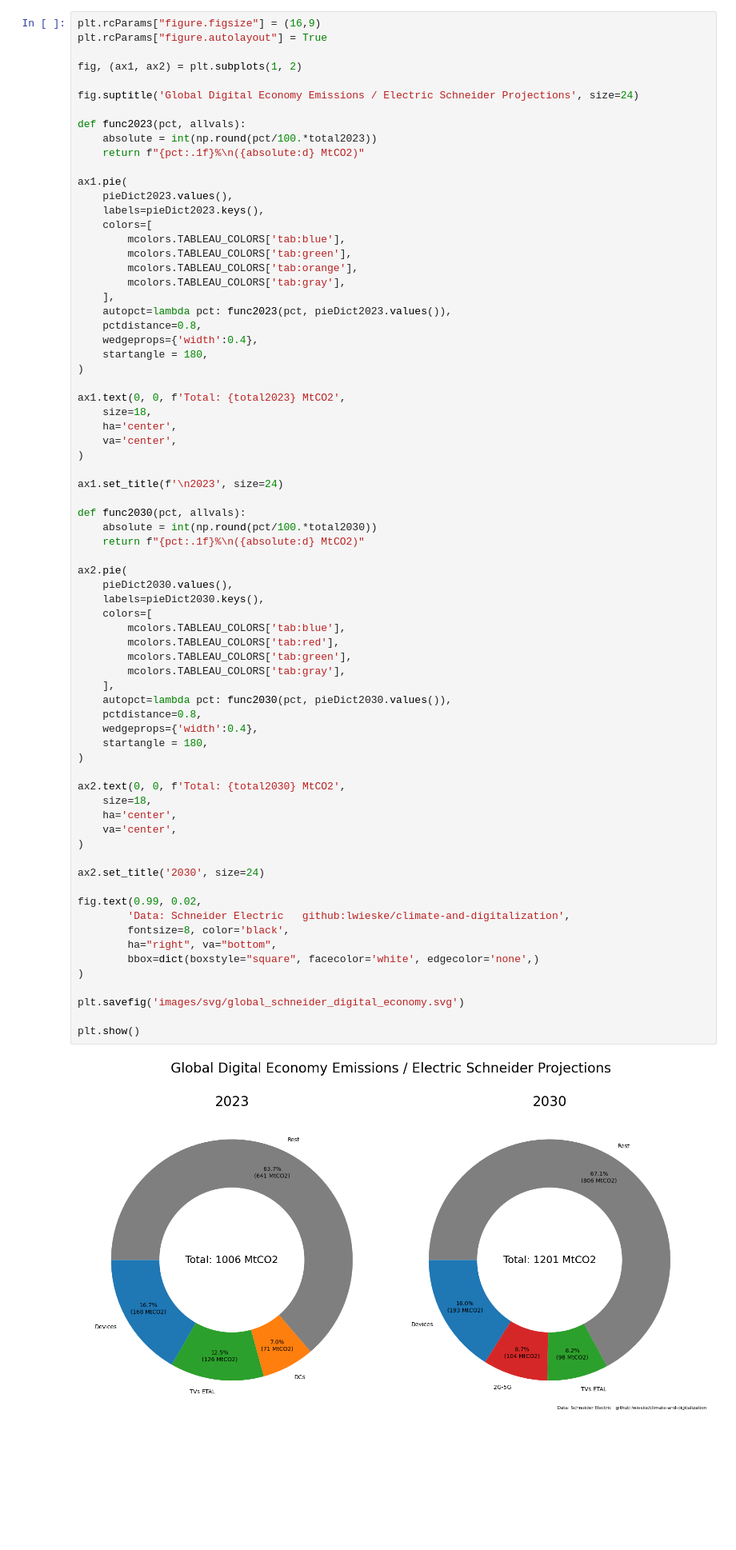
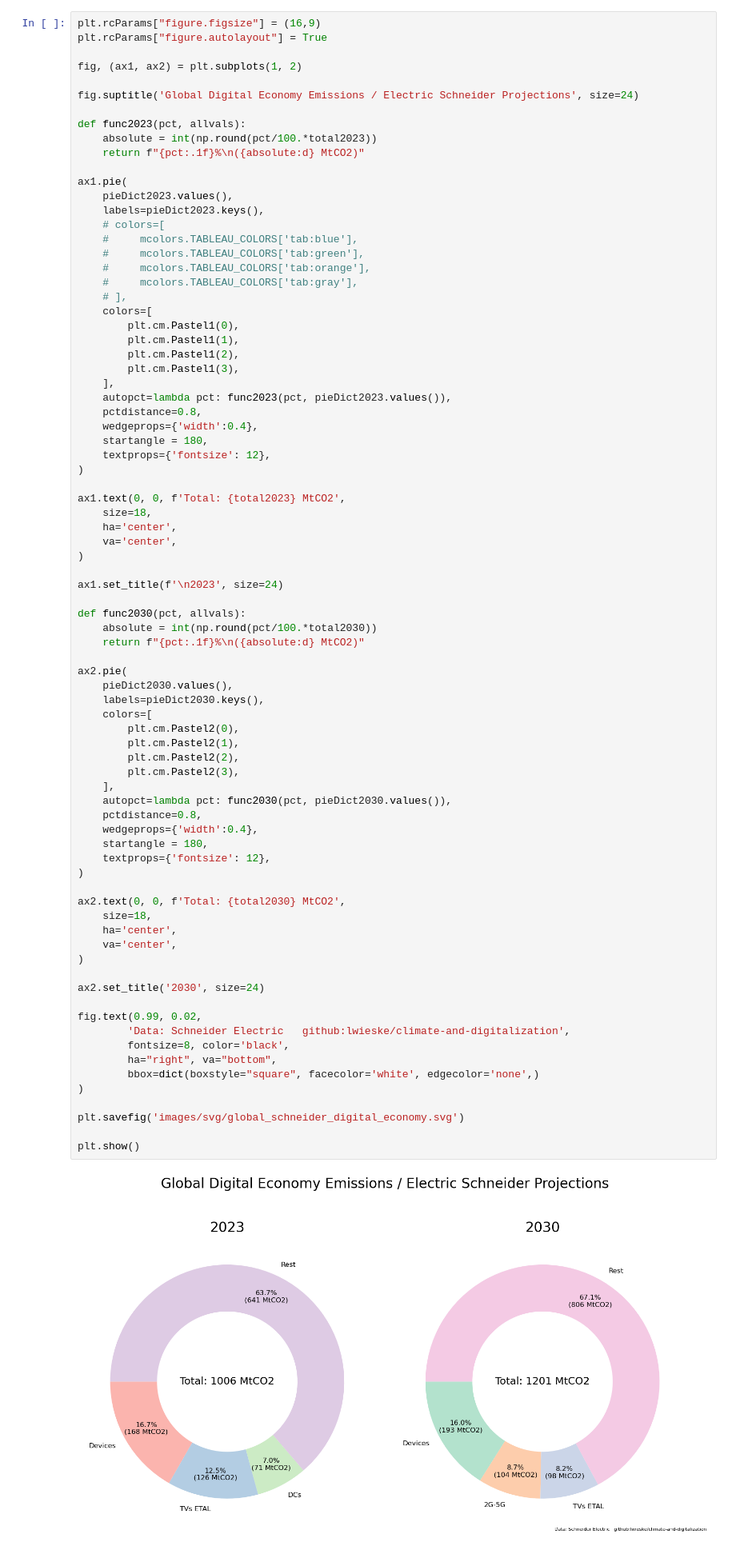
Before and after one commit to lwieske/climate-and-digitalization, a Jupyter notebook: README.ipynb, the cells around one changed output. Shown at 80% size. Cells and saved outputs as stored; diff of their text form; blank space fills up the shorter version.

Commit message:
additional visualizations

```diff
--- a/README.ipynb
+++ b/README.ipynb
@@ -530,16 +530,23 @@ def func2023(pct, allvals):
 ax1.pie(
     pieDict2023.values(),
     labels=pieDict2023.keys(),
+    # colors=[
+    #     mcolors.TABLEAU_COLORS['tab:blue'],
+    #     mcolors.TABLEAU_COLORS['tab:green'],
+    #     mcolors.TABLEAU_COLORS['tab:orange'],
+    #     mcolors.TABLEAU_COLORS['tab:gray'],
+    # ],
     colors=[
-        mcolors.TABLEAU_COLORS['tab:blue'],
-        mcolors.TABLEAU_COLORS['tab:green'],
-        mcolors.TABLEAU_COLORS['tab:orange'],
-        mcolors.TABLEAU_COLORS['tab:gray'],
+        plt.cm.Pastel1(0),
+        plt.cm.Pastel1(1),
+        plt.cm.Pastel1(2),
+        plt.cm.Pastel1(3),
     ],
     autopct=lambda pct: func2023(pct, pieDict2023.values()),
     pctdistance=0.8,
     wedgeprops={'width':0.4},
     startangle = 180,
+    textprops={'fontsize': 12},
 )
 
 ax1.text(0, 0, f'Total: {total2023} MtCO2',
@@ -557,38 +564,39 @@ def func2030(pct, allvals):
 ax2.pie(
     pieDict2030.values(),
     labels=pieDict2030.keys(),
     colors=[
-        mcolors.TABLEAU_COLORS['tab:blue'],
-        mcolors.TABLEAU_COLORS['tab:red'],
-        mcolors.TABLEAU_COLORS['tab:green'],
-        mcolors.TABLEAU_COLORS['tab:gray'],
+        plt.cm.Pastel2(0),
+        plt.cm.Pastel2(1),
+        plt.cm.Pastel2(2),
+        plt.cm.Pastel2(3),
     ],
     autopct=lambda pct: func2030(pct, pieDict2030.values()),
     pctdistance=0.8,
     wedgeprops={'width':0.4},
     startangle = 180,
+    textprops={'fontsize': 12},
 )
 
 ax2.text(0, 0, f'Total: {total2030} MtCO2',
     size=18,
     ha='center',
     va='center',
 )
 
 ax2.set_title('2030', size=24)
 
 fig.text(0.99, 0.02,
         'Data: Schneider Electric   github:lwieske/climate-and-digitalization',
         fontsize=8, color='black',
         ha="right", va="bottom",
         bbox=dict(boxstyle="square", facecolor='white', edgecolor='none',)
 )
 
 plt.savefig('images/svg/global_schneider_digital_economy.svg')
 
 plt.show()
 # %% [output]
-[figure, old version]
+[figure, new version]
 # %% [markdown]
 ![Global Average Temperature (°C) Relative To1850-1900](https://www.metoffice.gov.uk/binaries/content/gallery/metofficegovuk/images/research/news/2020/hadcrut5_timeseries_comparison.png)
 # %% [markdown]
```
Also changed, not shown: parts of 2 cells of this notebook, 8 other files.
